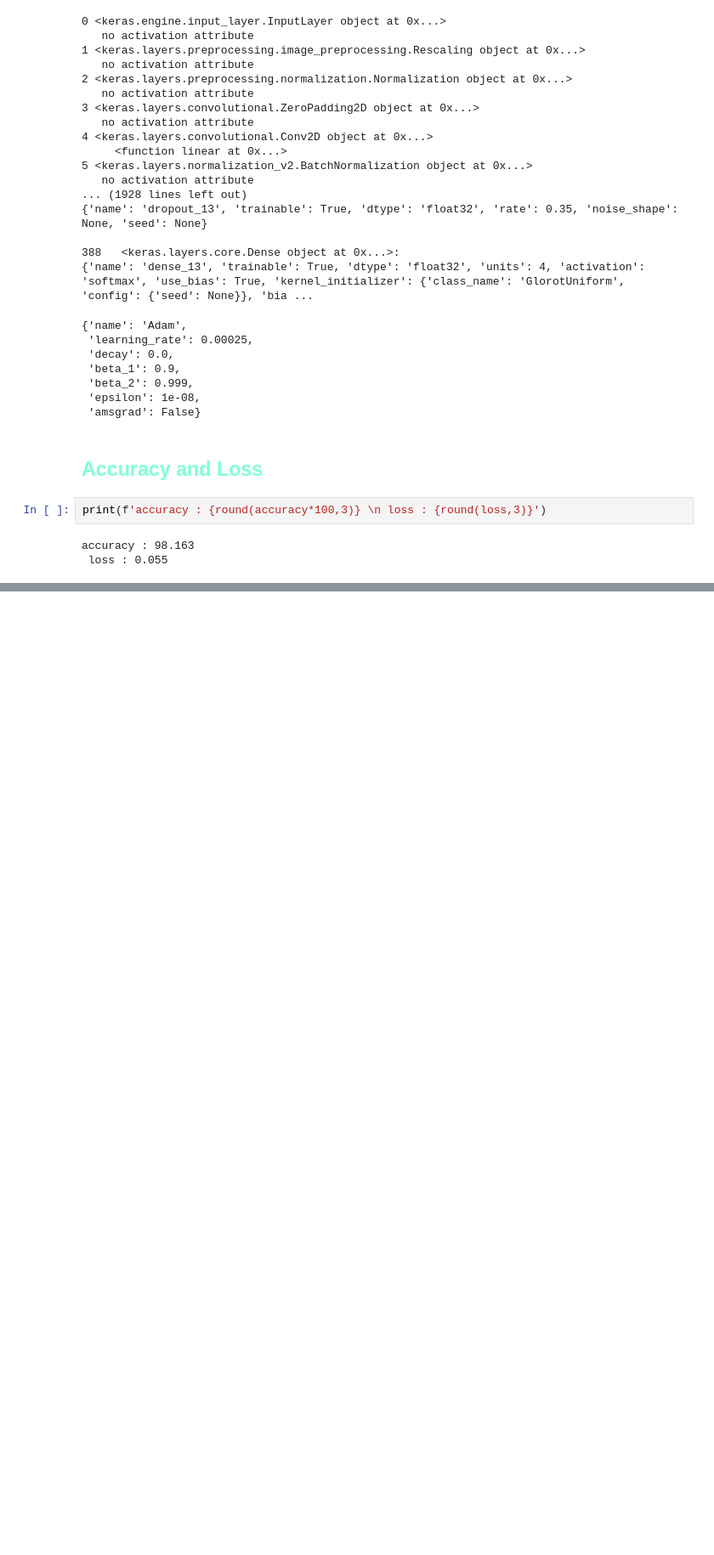
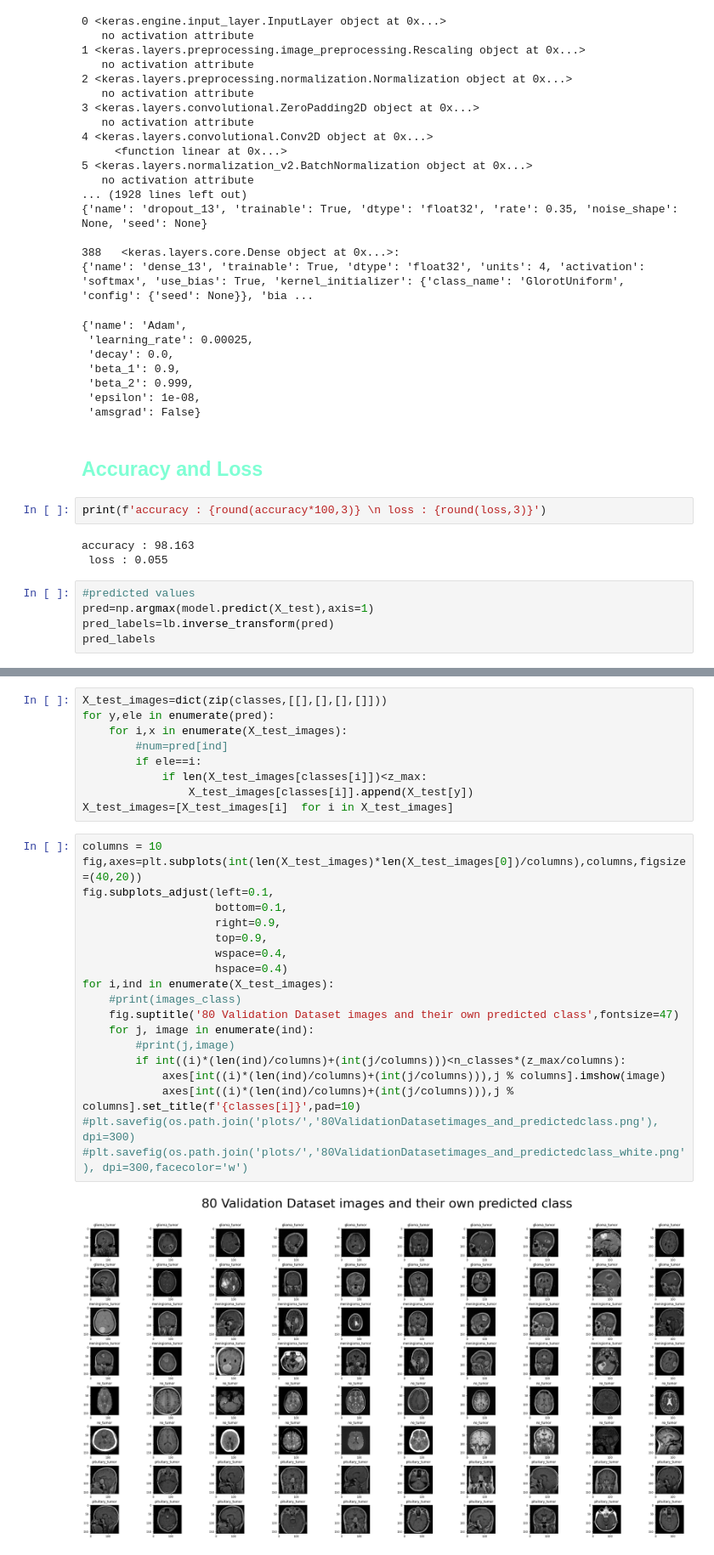
Before and after one commit to Iron486/Brain_cancer_classification, a Jupyter notebook: EfficientNetB3.ipynb, the cells around one changed output, grey strips where cells are left out. Shown at 85% size. Cells and saved outputs as stored; diff of their text form; blank space fills up the shorter version.

```diff
--- a/EfficientNetB3.ipynb
+++ b/EfficientNetB3.ipynb
@@ -229,3 +217,8 @@ print(f'accuracy : {round(accuracy*100,3)} \n loss : {round(loss,3)}')
 # %% [output]
 accuracy : 98.163
  loss : 0.055
+# %%
+#predicted values
+pred=np.argmax(model.predict(X_test),axis=1)
+pred_labels=lb.inverse_transform(pred)
+pred_labels
@@ -231,0 +300,30 @@ accuracy : 98.163
+# %%
+X_test_images=dict(zip(classes,[[],[],[],[]]))
+for y,ele in enumerate(pred):
+    for i,x in enumerate(X_test_images):
+        #num=pred[ind]
+        if ele==i:
+            if len(X_test_images[classes[i]])<z_max:
+                X_test_images[classes[i]].append(X_test[y])
+X_test_images=[X_test_images[i]  for i in X_test_images]
+# %%
+columns = 10
+fig,axes=plt.subplots(int(len(X_test_images)*len(X_test_images[0])/columns),columns,figsize=(40,20))
+fig.subplots_adjust(left=0.1,
+                    bottom=0.1,
+                    right=0.9,
+                    top=0.9,
+                    wspace=0.4,
+                    hspace=0.4)
+for i,ind in enumerate(X_test_images):
+    #print(images_class)
+    fig.suptitle('80 Validation Dataset images and their own predicted class',fontsize=47)
+    for j, image in enumerate(ind):
+        #print(j,image)
+        if int((i)*(len(ind)/columns)+(int(j/columns)))<n_classes*(z_max/columns):
+            axes[int((i)*(len(ind)/columns)+(int(j/columns))),j % columns].imshow(image)
+            axes[int((i)*(len(ind)/columns)+(int(j/columns))),j % columns].set_title(f'{classes[i]}',pad=10)
+#plt.savefig(os.path.join('plots/','80ValidationDatasetimages_and_predictedclass.png'), dpi=300)
+#plt.savefig(os.path.join('plots/','80ValidationDatasetimages_and_predictedclass_white.png'), dpi=300,facecolor='w')
+# %% [output]
+[figure, added]
```
Also changed, not shown: parts of 7 cells of this notebook, 22 other files.
